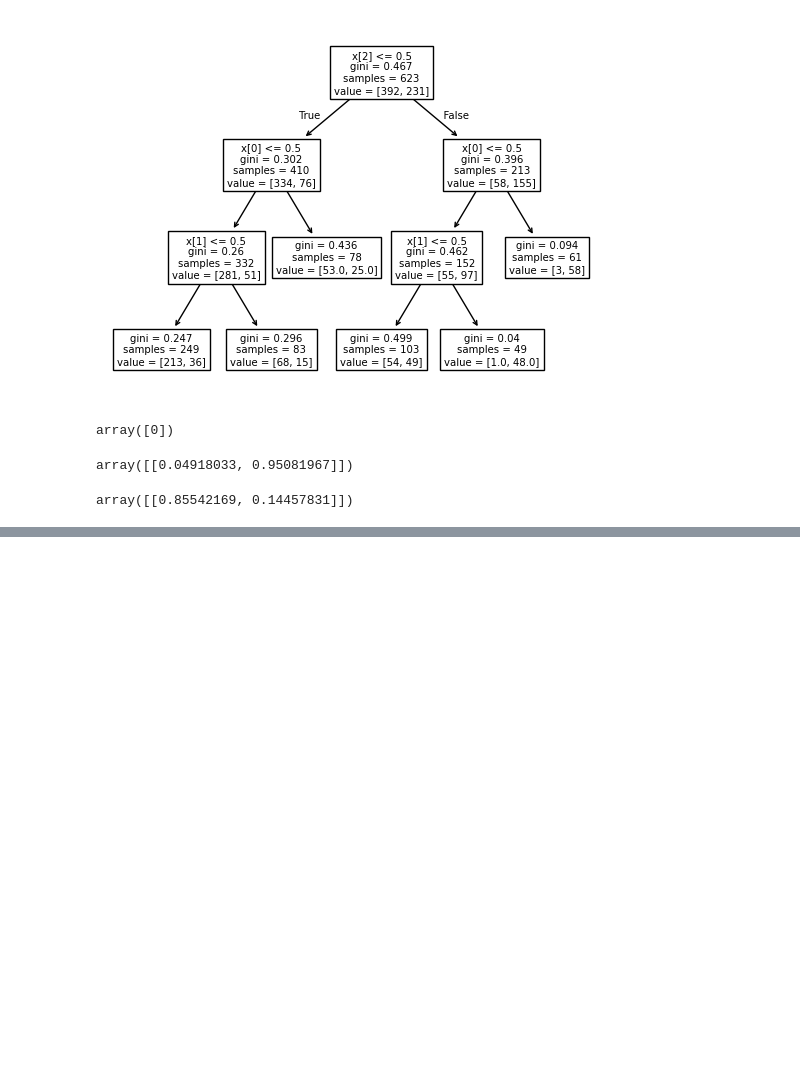
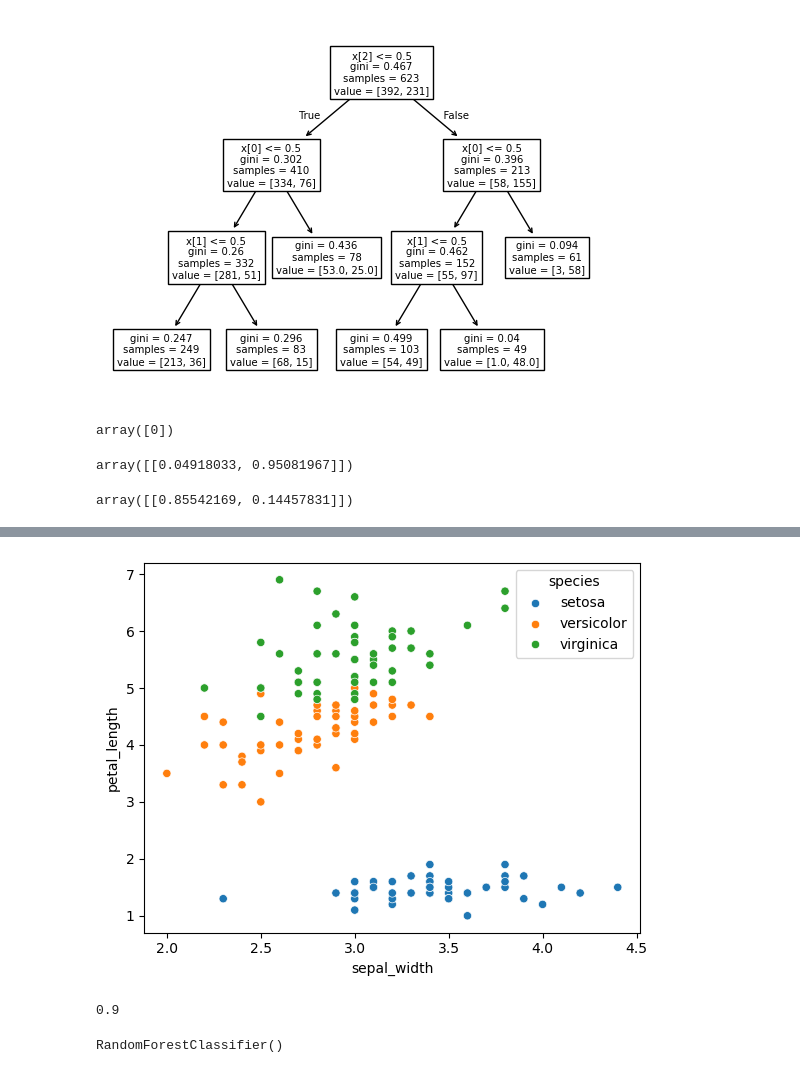
Before and after one commit to sjagadee/math_for_ai_ml, a Jupyter notebook: 7-ds-algo/4-trees.ipynb, the cells around one changed output, grey strips where cells are left out. Drawn from its saved outputs; the diff is of its cells as text; code cells hidden in the pictures; blank space fills up the shorter version.

```diff
--- a/7-ds-algo/4-trees.ipynb
+++ b/7-ds-algo/4-trees.ipynb
@@ -146,0 +178,3 @@ dt_yhat = dt_model.predict(X_test) # decision trees are prone to overfitting tra
+# %%
+iris = sns.load_dataset('iris')
+iris.head()
@@ -146,0 +188,4 @@ dt_yhat = dt_model.predict(X_test) # decision trees are prone to overfitting tra
+# %%
+_ = sns.scatterplot(x='sepal_width', y='petal_length', hue='species', data=iris)
+# %% [output]
+[figure, added]
@@ -146,0 +199,12 @@ dt_yhat = dt_model.predict(X_test) # decision trees are prone to overfitting tra
+# %%
+iris_dt_yhat = iris_dt.predict(X_test)
+accuracy_score(iris_dt_yhat, y_test) # ROC AUC is for binary classification
+# %% [output]
+0.9
+# %%
+from sklearn.ensemble import RandomForestClassifier
+
+rf_model = RandomForestClassifier(n_estimators=100)
+rf_model.fit(X_train, y_train)
+# %% [output]
+RandomForestClassifier()
```
Also changed, not shown: parts of 11 cells of this notebook.
